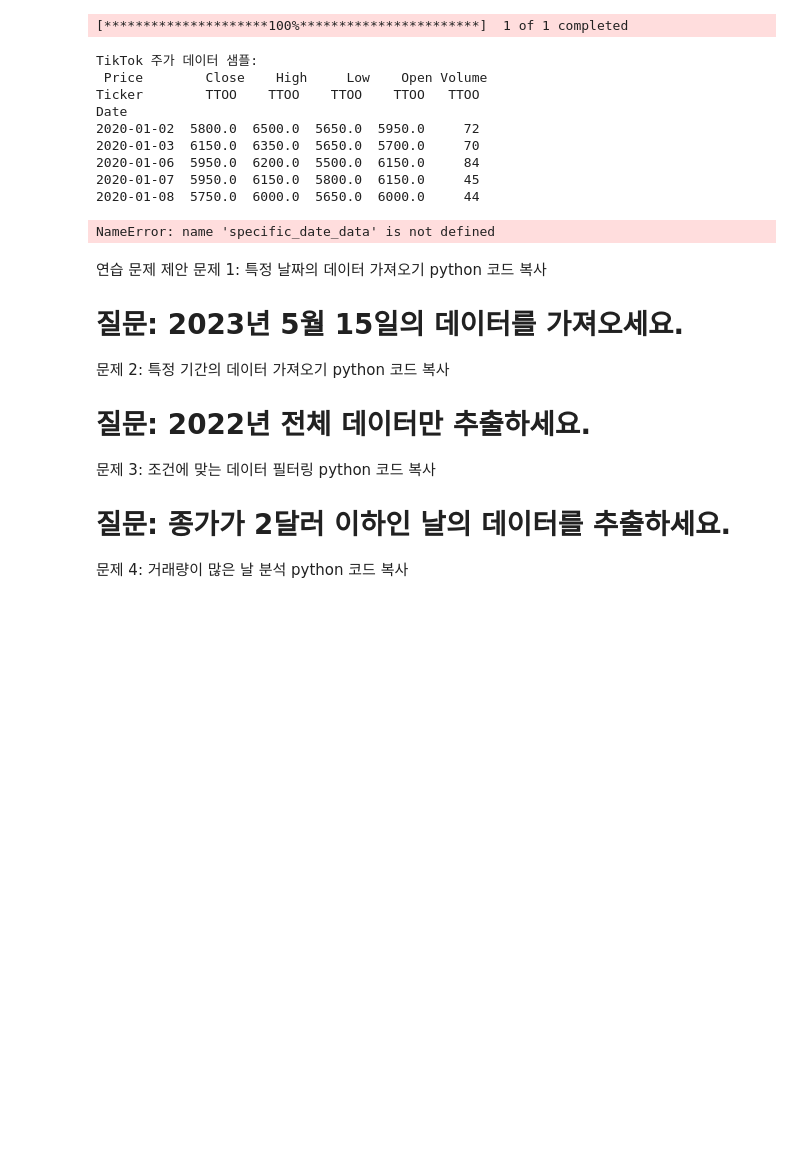
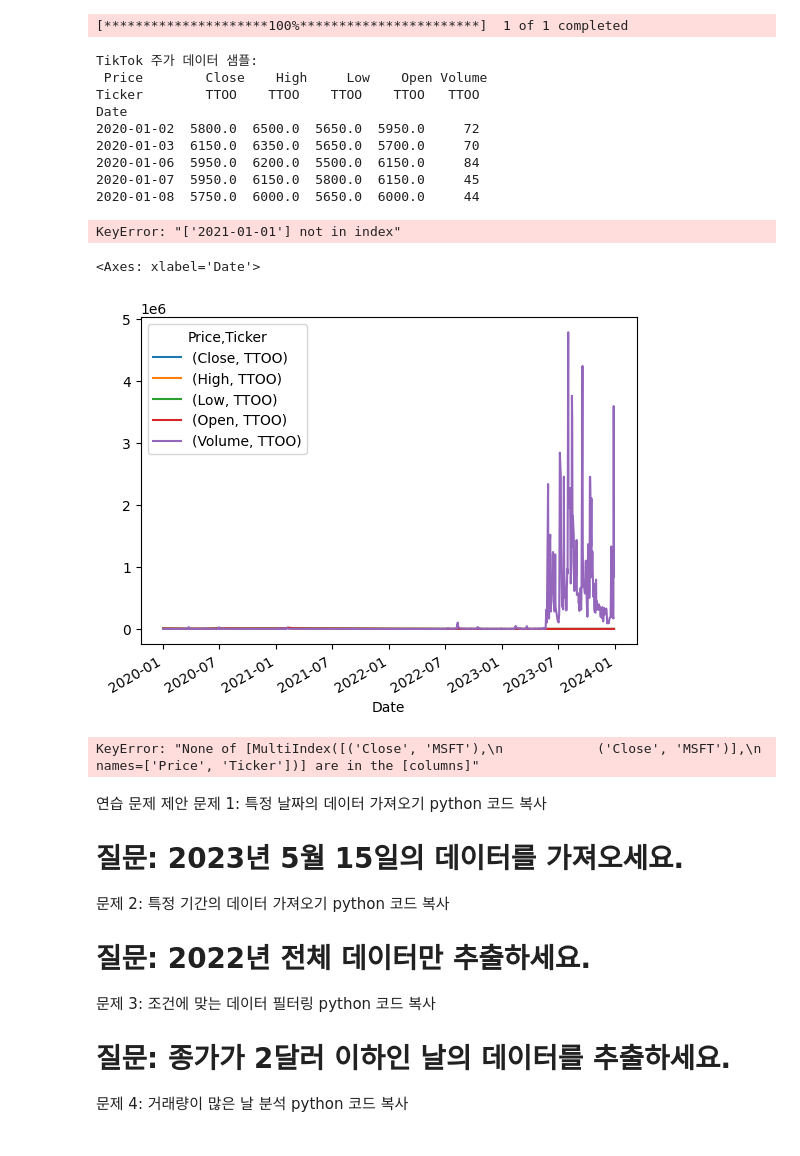
Before and after one commit to bae-giyoung/kdt02_datascience, a Jupyter notebook: ch05/03_2판다스실습과제_주가.ipynb, the cells around one changed output. Saved outputs shown, nothing was run; the diff lists cells and outputs as text; code cells hidden in the pictures; blank space fills up the shorter version.

```diff
--- a/ch05/03_2판다스실습과제_주가.ipynb
+++ b/ch05/03_2판다스실습과제_주가.ipynb
@@ -15,29 +15,29 @@ print("TikTok 주가 데이터 샘플:\n", tiktok_data.head())
 # 2. 연습 문제 예제 생성
 # 문제 1: 특정 날짜의 주가 정보 가져오기
 
-print("\n2022-01-03의 데이터:\n", specific_date_data)
+#print("\n2022-01-03의 데이터:\n", specific_date_data)
 
 # 문제 2: 특정 기간(1년)의 데이터 가져오기
 
-print("\n2021년 TikTok 데이터:\n", one_year_data.head())
+#print("\n2021년 TikTok 데이터:\n", one_year_data.head())
 
 # 문제 3: 종가(Close)가 5달러 이상인 날의 데이터 필터링
 
-print("\n종가가 5달러 이상인 데이터:\n", high_price_data.head())
+#print("\n종가가 5달러 이상인 데이터:\n", high_price_data.head())
 
 # 문제 4: 거래량(Volume)이 1,000,000 이상인 날의 데이터 필터링
 
-print("\n거래량이 1,000,000 이상인 데이터:\n", high_volume_data.head())
+#print("\n거래량이 1,000,000 이상인 데이터:\n", high_volume_data.head())
 
 # 문제 5: 특정 기간의 종가 데이터를 시각화
-plt.figure(figsize=(12, 6))
-plt.plot(one_year_data.index, one_year_data["Close"], label="TikTok Close Price (2021)", color="purple")
-plt.title("TikTok Close Prices in 2021")
-plt.xlabel("Date")
-plt.ylabel("Close Price")
-plt.legend()
-plt.grid()
-plt.show()
+#plt.figure(figsize=(12, 6))
+#plt.plot(one_year_data.index, one_year_data["Close"], label="TikTok Close Price (2021)", color="purple")
+#plt.title("TikTok Close Prices in 2021")
+#plt.xlabel("Date")
+#plt.ylabel("Close Price")
+#plt.legend()
+#plt.grid()
+#plt.show()
 # %% [output]
 [*********************100%***********************]  1 of 1 completed
 TikTok 주가 데이터 샘플:
@@ -49,7 +49,21 @@ Date
 2020-01-06  5950.0  6200.0  5500.0  6150.0     84
 2020-01-07  5950.0  6150.0  5800.0  6150.0     45
 2020-01-08  5750.0  6000.0  5650.0  6000.0     44
-NameError: name 'specific_date_data' is not defined
+# %%
+#tiktok_data.set_index()
+one_year_data = tiktok_data.loc[('2021-01-01', '2021-12-31'), :]
+one_year_data.head()
+# %% [output]
+KeyError: "['2021-01-01'] not in index"
+# %%
+tiktok_data.loc[:, ['Close']].plot()
+# %% [output]
+<Axes: xlabel='Date'>
+[figure, added]
+# %%
+tiktok_data.loc[:, [('Close', 'MSFT'), ('Close', 'MSFT')]].plot()
+# %% [output]
+KeyError: "None of [MultiIndex([('Close', 'MSFT'),\n            ('Close', 'MSFT')],\n           names=['Price', 'Ticker'])] are in the [columns]"
 # %% [markdown]
 연습 문제 제안
 문제 1: 특정 날짜의 데이터 가져오기
```
Also changed, not shown: parts of 1 cell of this notebook, 6 other files.
